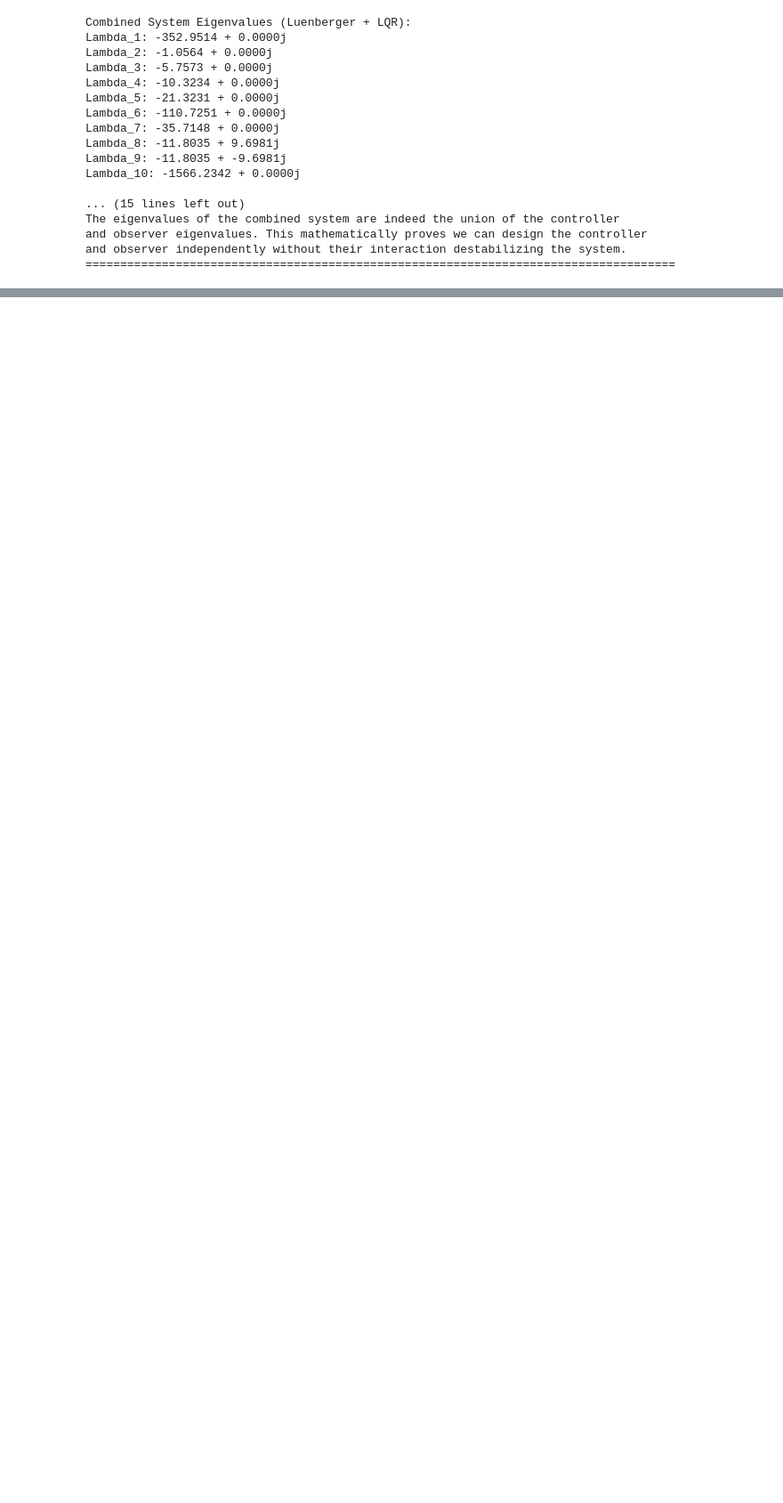
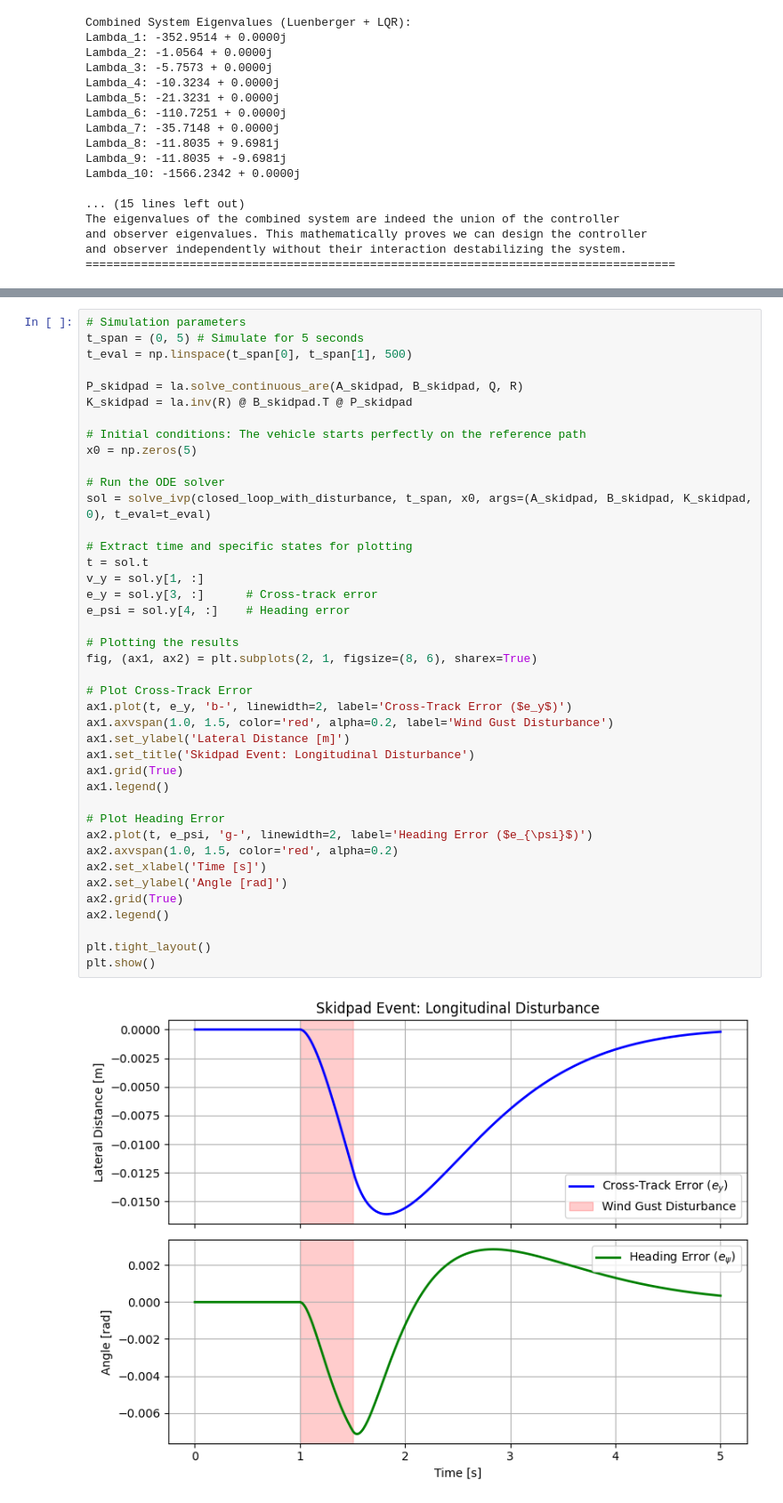
Before and after one commit to FightingPandas/formula-car-system-analysis, a Jupyter notebook: notebooks/EE547_final_analysis.ipynb, the cells around one changed output, grey strips where cells are left out. Shown at 89% size. Drawn from its saved outputs; the diff is of its cells as text; blank space fills up the shorter version.

```diff
--- a/notebooks/EE547_final_analysis.ipynb
+++ b/notebooks/EE547_final_analysis.ipynb
@@ -678,0 +817,43 @@ and observer independently without their interaction destabilizing the system.
+# %%
+# Simulation parameters
+t_span = (0, 5) # Simulate for 5 seconds
+t_eval = np.linspace(t_span[0], t_span[1], 500)
+
+P_skidpad = la.solve_continuous_are(A_skidpad, B_skidpad, Q, R)
+K_skidpad = la.inv(R) @ B_skidpad.T @ P_skidpad
+
+# Initial conditions: The vehicle starts perfectly on the reference path
+x0 = np.zeros(5)
+
+# Run the ODE solver
+sol = solve_ivp(closed_loop_with_disturbance, t_span, x0, args=(A_skidpad, B_skidpad, K_skidpad, 0), t_eval=t_eval)
+
+# Extract time and specific states for plotting
+t = sol.t
+v_y = sol.y[1, :]
+e_y = sol.y[3, :]      # Cross-track error
+e_psi = sol.y[4, :]    # Heading error
+
+# Plotting the results
+fig, (ax1, ax2) = plt.subplots(2, 1, figsize=(8, 6), sharex=True)
+
+# Plot Cross-Track Error
+ax1.plot(t, e_y, 'b-', linewidth=2, label='Cross-Track Error ($e_y$)')
+ax1.axvspan(1.0, 1.5, color='red', alpha=0.2, label='Wind Gust Disturbance')
+ax1.set_ylabel('Lateral Distance [m]')
+ax1.set_title('Skidpad Event: Longitudinal Disturbance')
+ax1.grid(True)
+ax1.legend()
+
+# Plot Heading Error
+ax2.plot(t, e_psi, 'g-', linewidth=2, label='Heading Error ($e_{\psi}$)')
+ax2.axvspan(1.0, 1.5, color='red', alpha=0.2)
+ax2.set_xlabel('Time [s]')
+ax2.set_ylabel('Angle [rad]')
+ax2.grid(True)
+ax2.legend()
+
+plt.tight_layout()
+plt.show()
+# %% [output]
+[figure, added]
```
Also changed, not shown: parts of 15 cells of this notebook, 8 other files.
